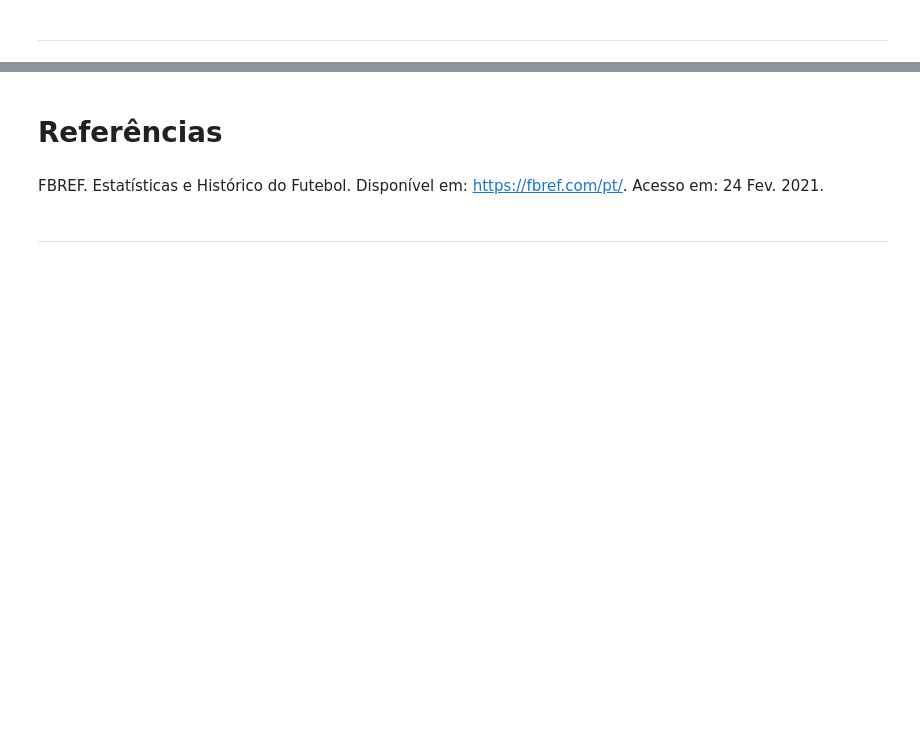
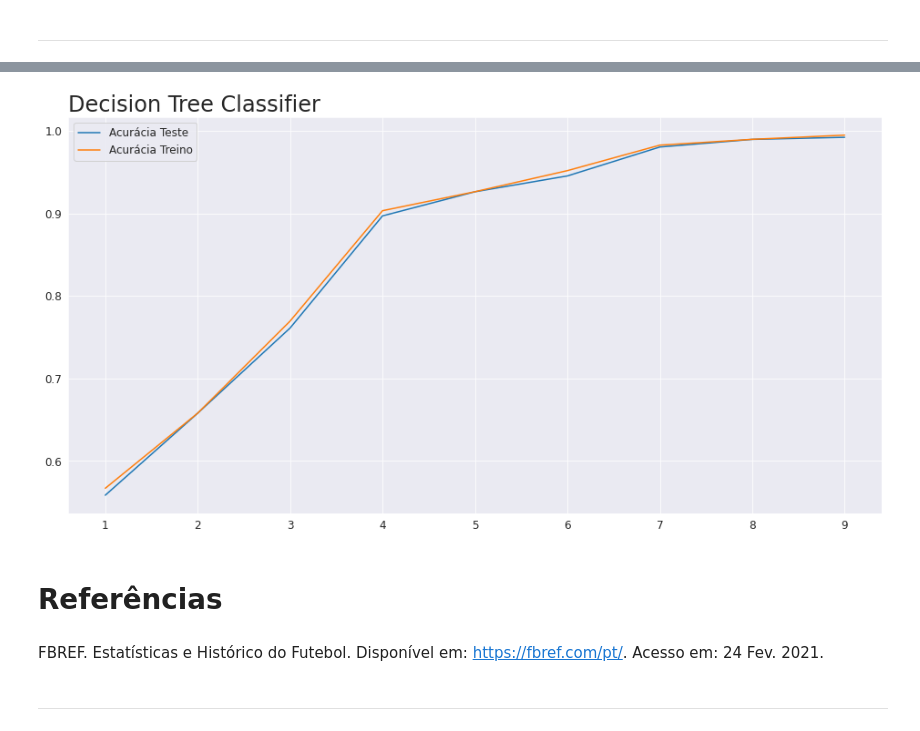
Before and after one commit to MarcosRMG/Estatisticas-de-Futebol, a Jupyter notebook: Estatisticas_do_Futebol.ipynb, the cells around one changed output, grey strips where cells are left out. Drawn from its saved outputs; the diff is of its cells as text; code cells hidden in the pictures; blank space fills up the shorter version.

```diff
--- a/Estatisticas_do_Futebol.ipynb
+++ b/Estatisticas_do_Futebol.ipynb
@@ -1030,0 +412,8 @@ O modelo Decision Tree Classifier retornou melhores resultados para previsão do
+# %%
+acuracia_teste = list()
+acuracia_treino = list()
+for i in range(1, 10):
+  teste, treino = roda_modelo_cv(todas_ligas, modelo=DecisionTreeClassifier(max_depth=i),
+                 descricao_modelo='Decision Tree Classifier')
+  acuracia_teste.append(teste)
+  acuracia_treino.append(treino)
@@ -1031,3 +430,7 @@ O modelo Decision Tree Classifier retornou melhores resultados para previsão do
+# %%
+curva_acuracia(acuracia_teste, acuracia_treino, 'Decision Tree Classifier')
+# %% [output]
+[figure, added]
 # %% [markdown]
 # Referências
 # %% [markdown]
```
Also changed, not shown: parts of 137 cells of this notebook.
